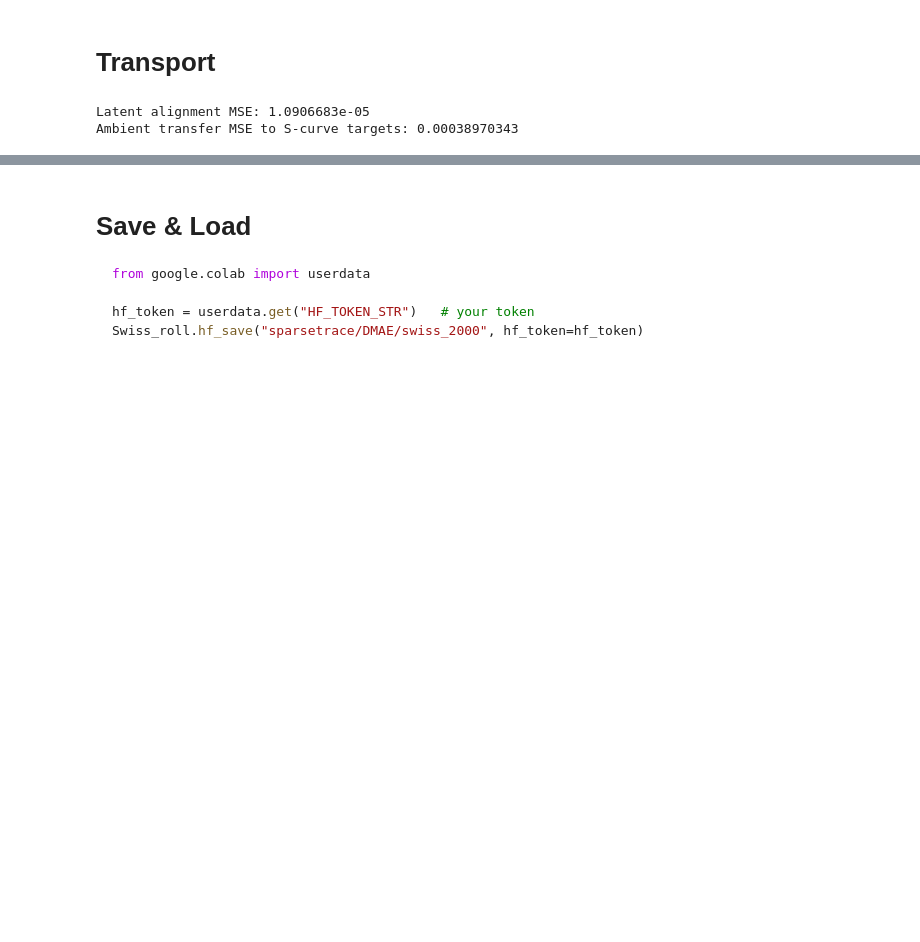
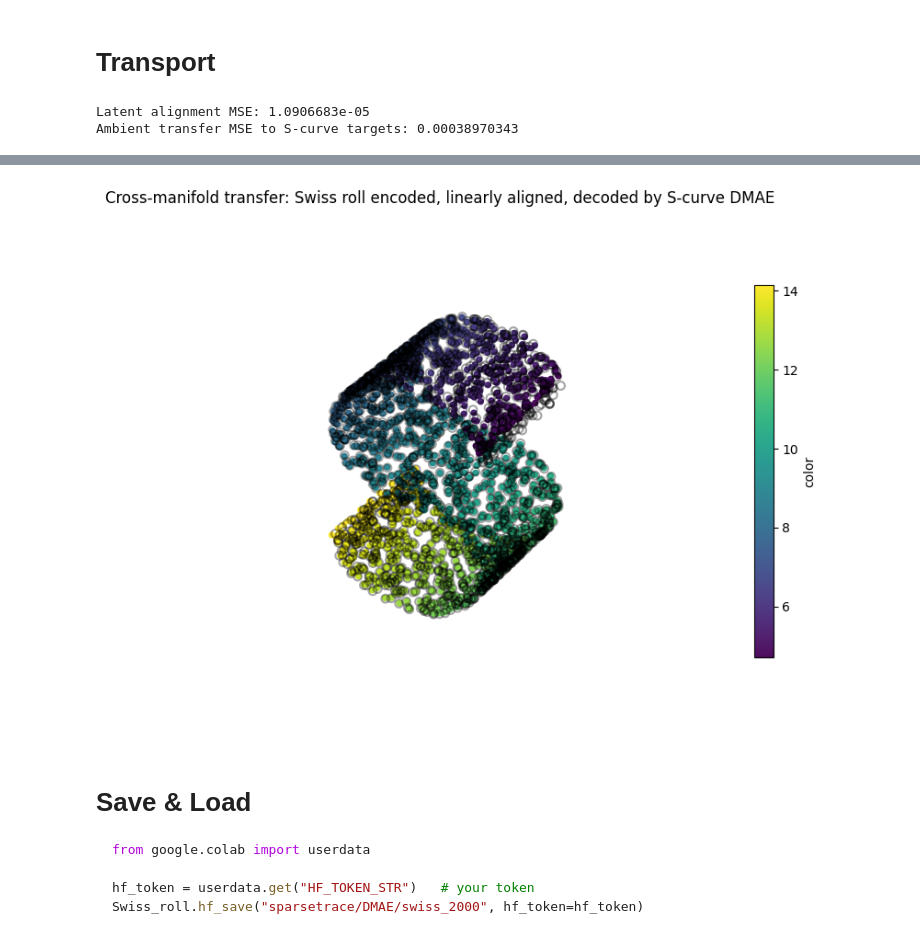
Before and after one commit to sparsetrace/DMAE, a Jupyter notebook: DMAE.ipynb, the cells around one changed output, grey strips where cells are left out. Cells and saved outputs as stored; diff of their text form; code cells hidden in the pictures; blank space fills up the shorter version.

```diff
--- a/DMAE.ipynb
+++ b/DMAE.ipynb
@@ -168,7 +170,7 @@ print("Ambient transfer MSE to S-curve targets:", ambient_transfer_mse)
 #    Colored = Swiss latents transferred into S-curve ambient space
 # ------------------------------------------------------------
 title = "Cross-manifold transfer: Swiss roll encoded, linearly aligned, decoded by S-curve DMAE"
-compare_3d_plots(R_iX_scurve, Q_iX_cross, color_swiss, title, axis=False)
+compare_3d_plots(R_iX_scurve, Q_iX_cross, color_swiss, title, axis=False, backend="matplotlib")
 # %% [output]
 Latent alignment MSE: 1.0906683e-05
 Ambient transfer MSE to S-curve targets: 0.00038970343
@@ -176,3 +177,4 @@ Ambient transfer MSE to S-curve targets: 0.00038970343
+[figure, added]
 # %% [markdown]
 # Save & Load
 
```
Also changed, not shown: parts of 6 cells of this notebook.
